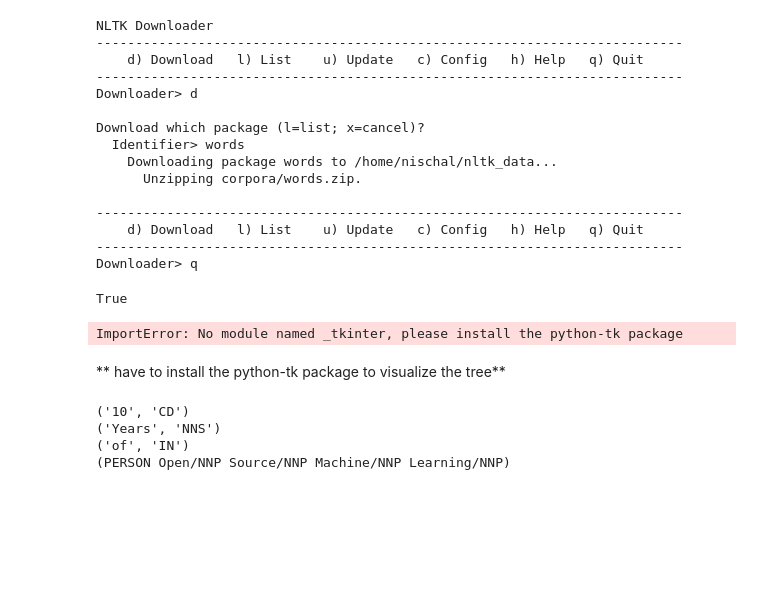
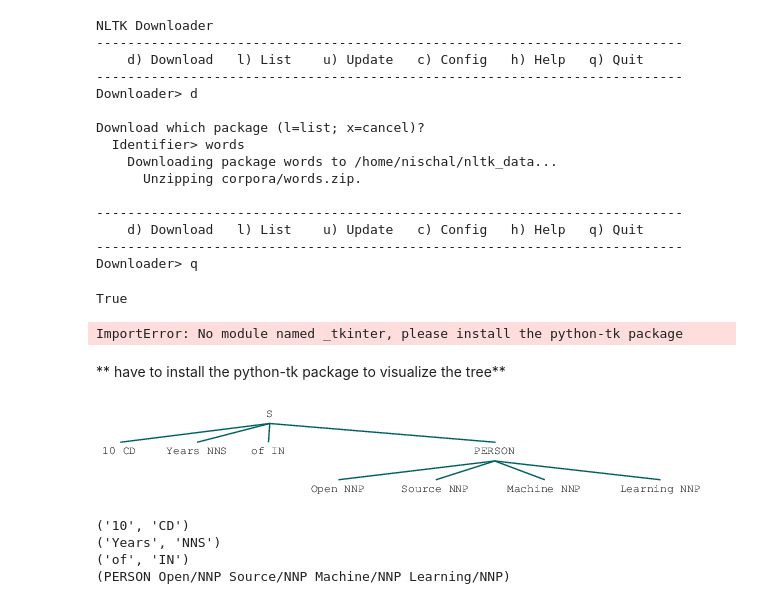
Before and after one commit to jithurjacob/machine-learning, a Jupyter notebook: text_mining/Explore.ipynb, the cells around one changed output. Cells and saved outputs as stored; diff of their text form; code cells hidden in the pictures; blank space fills up the shorter version.

Commit message:
Visualizing the NE tree

```diff
--- a/text_mining/Explore.ipynb
+++ b/text_mining/Explore.ipynb
@@ -304,3 +304,7 @@ ImportError: No module named _tkinter, please install the python-tk package
 ** have to install the python-tk package to visualize the tree**
 # %%
 import _tkinter
+# %%
+ne_tree
+# %% [output]
+[figure, added]
```
Also changed, not shown: parts of 1 cell of this notebook.
